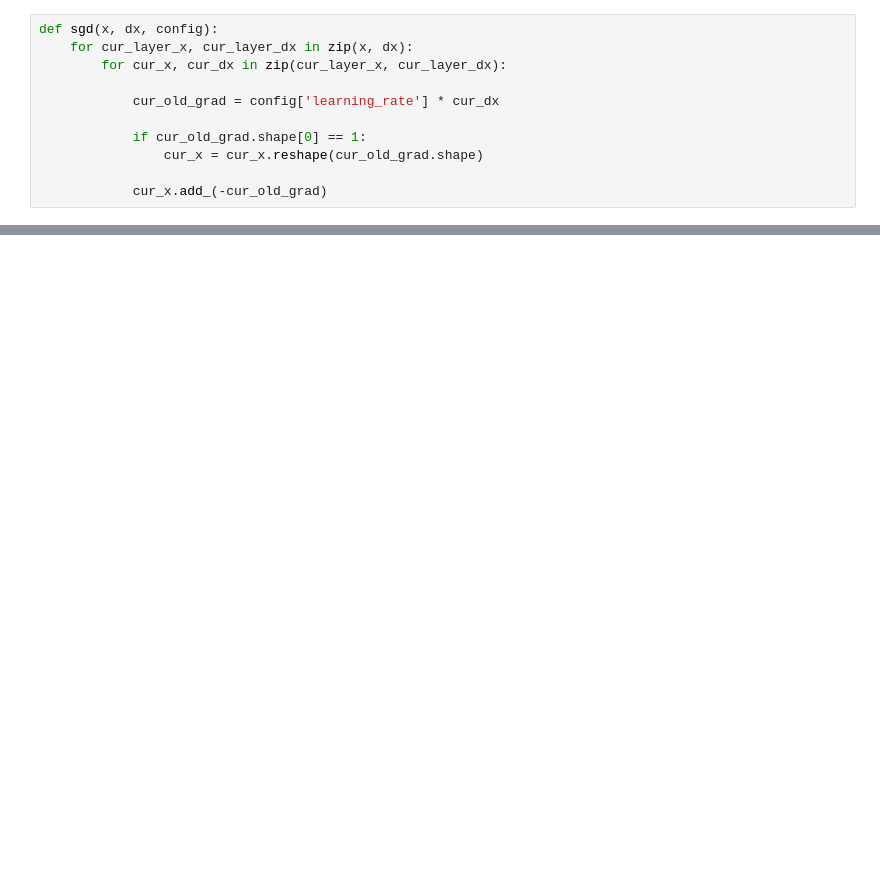
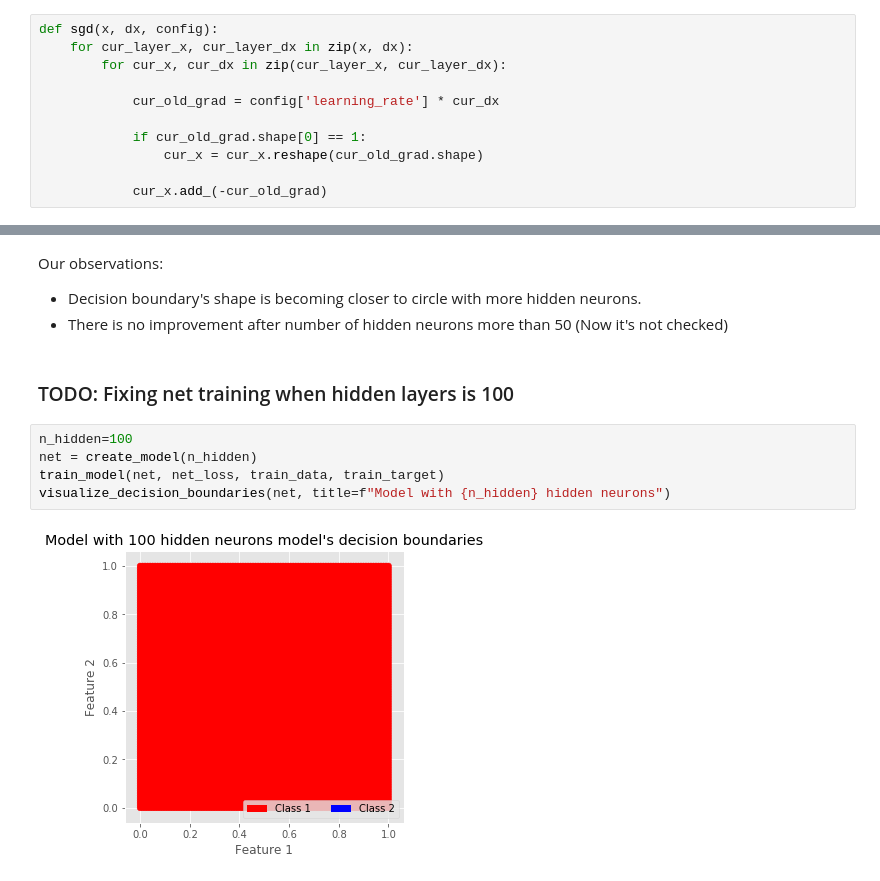
Before and after one commit to Davit98/Mini-Deep-Learning-Framework, a Jupyter notebook: Mini DL Framework.ipynb, the cells around one changed output, grey strips where cells are left out. Drawn from its saved outputs; the diff is of its cells as text; blank space fills up the shorter version.

```diff
--- a/Mini DL Framework.ipynb
+++ b/Mini DL Framework.ipynb
@@ -134,0 +191,13 @@ plt.show()
+# %% [markdown]
+Our observations:
+* Decision boundary's shape is becoming closer to circle with more hidden neurons.
+* There is no improvement after number of hidden neurons more than 50 (Now it's not checked)
+# %% [markdown]
+### TODO: Fixing net training when hidden layers is 100
+# %%
+n_hidden=100
+net = create_model(n_hidden)
+train_model(net, net_loss, train_data, train_target)
+visualize_decision_boundaries(net, title=f"Model with {n_hidden} hidden neurons")
+# %% [output]
+[figure, added]
```
Also changed, not shown: parts of 15 cells of this notebook.
